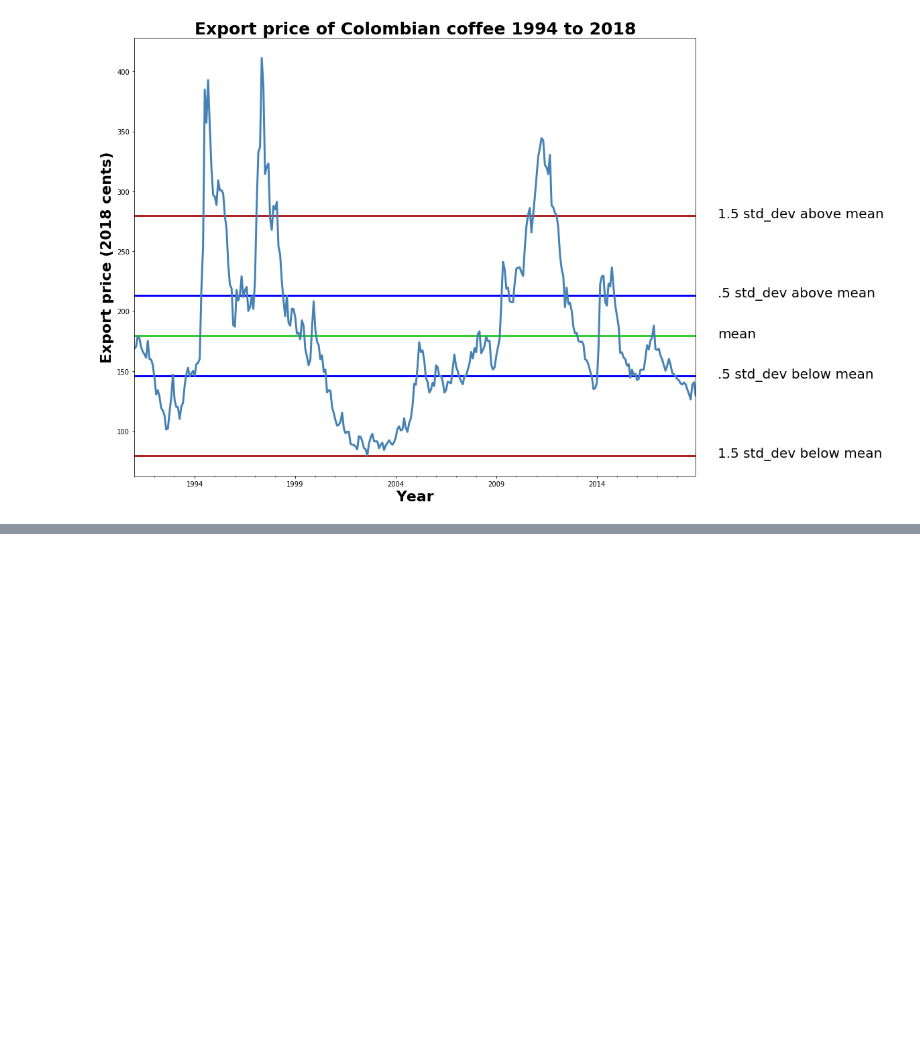
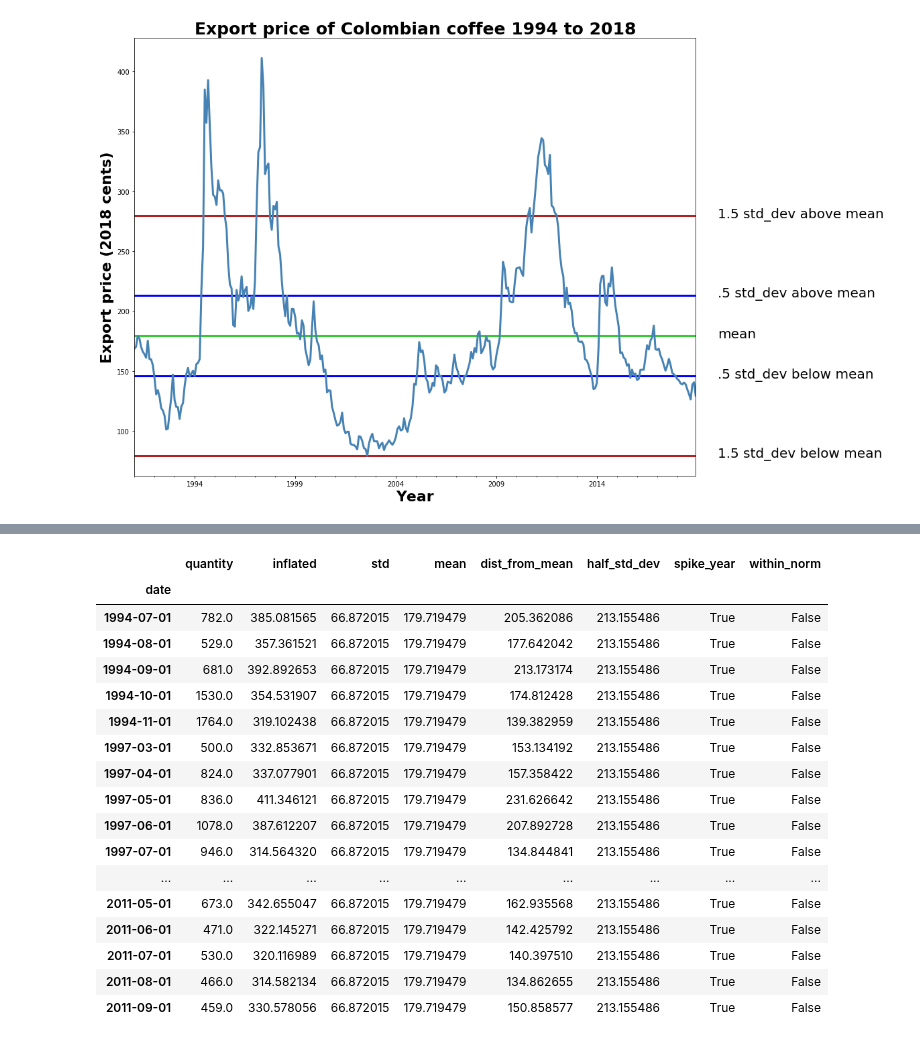
Before and after one commit to Data-Robusta/data-robusta, a Jupyter notebook: jeff_scratch.ipynb, the cells around one changed output, grey strips where cells are left out. Saved outputs shown, nothing was run; the diff lists cells and outputs as text; code cells hidden in the pictures; blank space fills up the shorter version.

```diff
--- a/jeff_scratch.ipynb
+++ b/jeff_scratch.ipynb
@@ -583,0 +671,21 @@ export_price_1991_2018(df)
+# %%
+blob[blob.spike_year == True]
+# %% [output]
+|  | quantity | inflated | std | mean | dist_from_mean | half_std_dev | spike_year | within_norm |
+| date |  |  |  |  |  |  |  |  |
+| 1994-07-01 | 782.0 | 385.081565 | 66.872015 | 179.719479 | 205.362086 | 213.155486 | True | False |
+| 1994-08-01 | 529.0 | 357.361521 | 66.872015 | 179.719479 | 177.642042 | 213.155486 | True | False |
+| 1994-09-01 | 681.0 | 392.892653 | 66.872015 | 179.719479 | 213.173174 | 213.155486 | True | False |
+| 1994-10-01 | 1530.0 | 354.531907 | 66.872015 | 179.719479 | 174.812428 | 213.155486 | True | False |
+| 1994-11-01 | 1764.0 | 319.102438 | 66.872015 | 179.719479 | 139.382959 | 213.155486 | True | False |
+| 1997-03-01 | 500.0 | 332.853671 | 66.872015 | 179.719479 | 153.134192 | 213.155486 | True | False |
+| 1997-04-01 | 824.0 | 337.077901 | 66.872015 | 179.719479 | 157.358422 | 213.155486 | True | False |
+| 1997-05-01 | 836.0 | 411.346121 | 66.872015 | 179.719479 | 231.626642 | 213.155486 | True | False |
+| 1997-06-01 | 1078.0 | 387.612207 | 66.872015 | 179.719479 | 207.892728 | 213.155486 | True | False |
+| 1997-07-01 | 946.0 | 314.564320 | 66.872015 | 179.719479 | 134.844841 | 213.155486 | True | False |
+| ... | ... | ... | ... | ... | ... | ... | ... | ... |
+| 2011-05-01 | 673.0 | 342.655047 | 66.872015 | 179.719479 | 162.935568 | 213.155486 | True | False |
+| 2011-06-01 | 471.0 | 322.145271 | 66.872015 | 179.719479 | 142.425792 | 213.155486 | True | False |
+| 2011-07-01 | 530.0 | 320.116989 | 66.872015 | 179.719479 | 140.397510 | 213.155486 | True | False |
+| 2011-08-01 | 466.0 | 314.582134 | 66.872015 | 179.719479 | 134.862655 | 213.155486 | True | False |
+| 2011-09-01 | 459.0 | 330.578056 | 66.872015 | 179.719479 | 150.858577 | 213.155486 | True | False |
```
Also changed, not shown: parts of 17 cells of this notebook, 1 other file.
